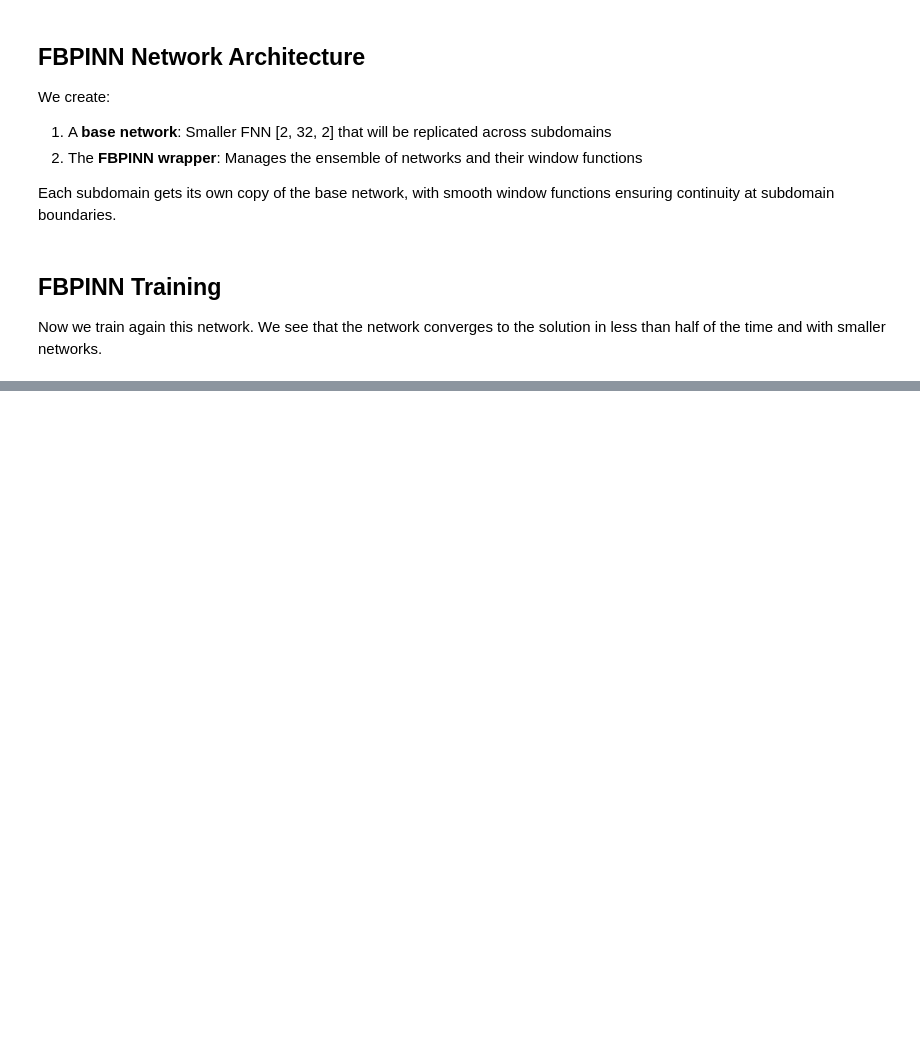
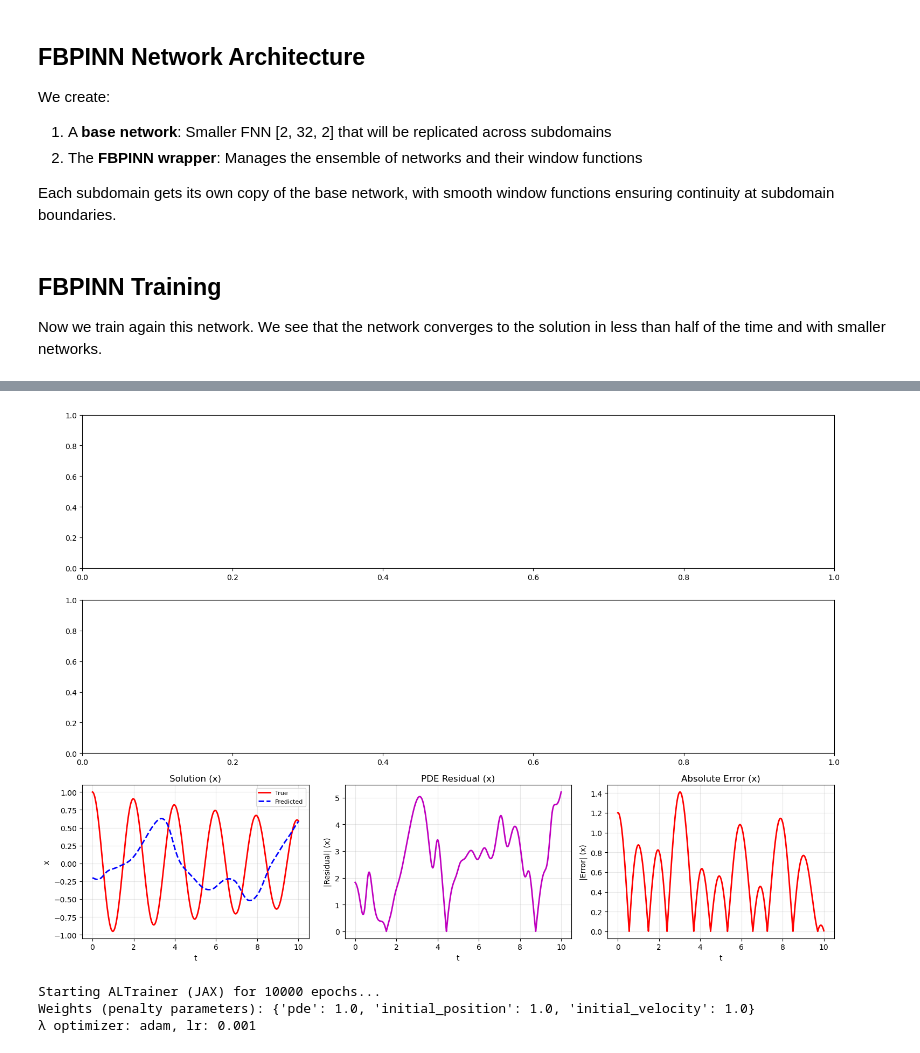
Before and after one commit to gatocor/pinn_models, a Jupyter notebook: examples/1D_overdamped_oscillator.ipynb, the cells around one changed output, grey strips where cells are left out. Saved outputs shown, nothing was run; the diff lists cells and outputs as text; code cells hidden in the pictures; blank space fills up the shorter version.

```diff
--- a/examples/1D_overdamped_oscillator.ipynb
+++ b/examples/1D_overdamped_oscillator.ipynb
@@ -376,0 +396,9 @@ TypeError: BaseTrainer.compile() got an unexpected keyword argument 'resample'
+# %%
+baseNetwork = pinns.FNN([1, 32, 1], activation="tanh")
+
+network = pinns.FBPINN(
+    domain_partition,
+    baseNetwork,
+    normalize_input=True,
+    unnormalize_output=True,
+)
@@ -376,0 +415,38 @@ TypeError: BaseTrainer.compile() got an unexpected keyword argument 'resample'
+# %%
+trainer = pinns.ALTrainer(
+    problem,
+    network,
+)
+
+trainer.compile(
+    train_samples = {
+        "pde": 1000,
+        "initial_position": 1,
+        "initial_velocity": 1,
+    },
+    test_samples = {
+        "pde": 1000,
+        "initial_position": 0,
+        "initial_velocity": 0,
+    },
+    weights={
+        "pde": 1.0,
+        "initial_position": 1.0,
+        "initial_velocity": 1.0,
+    },
+    optimizer="adam",
+    learning_rate=1e-3,
+    lagrange_constraints=['initial_position', 'initial_velocity'],  # λ on ICs only
+    lagrange_optimizer='adam',  # Adam for λ updates (matching paper)
+    lagrange_lr=1e-3,
+    epochs=10000,
+    print_each=500,
+    show_plots=True,
+)
+
+trainer.train()
+# %% [output]
+[figure, added]
+Starting ALTrainer (JAX) for 10000 epochs...
+Weights (penalty parameters): {'pde': 1.0, 'initial_position': 1.0, 'initial_velocity': 1.0}
+λ optimizer: adam, lr: 0.001
```
Also changed, not shown: parts of 4 cells of this notebook, 9 other files.
